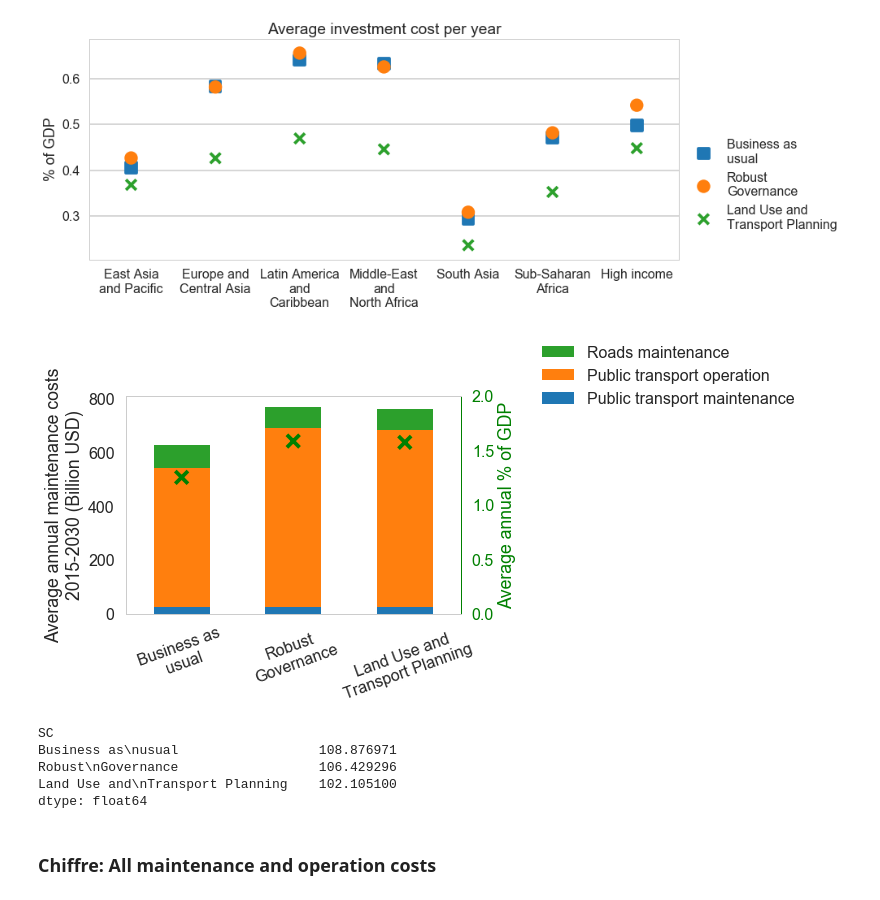
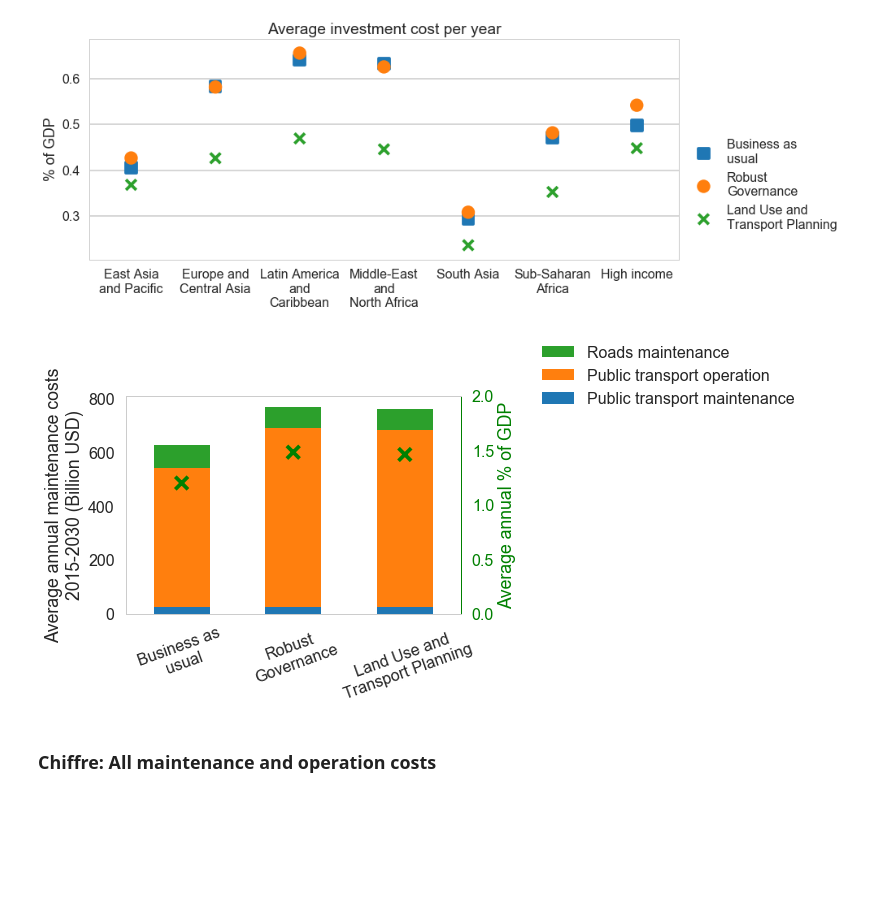
Before and after one commit to julierozenberg/infra_needs_analyses, a Jupyter notebook: ITF data.ipynb, the cells around one changed output. Saved outputs shown, nothing was run; the diff lists cells and outputs as text; code cells hidden in the pictures; blank space fills up the shorter version.

```diff
--- a/ITF data.ipynb
+++ b/ITF data.ipynb
@@ -90,5 +94,3 @@ all_c = scenario_c.merge(pt_infra_c,on=["ISO3","SC","Year","city_ID"]).merge(roa
 all_c["total_inv"] = all_c.infraPt+all_c.localroad_invest_billion+all_c.mainroad_invest_billion
 all_c["GDP"] = all_c.GCAP*all_c.POP*1000
 all_c["total_inv_over_gdp"] = 10**9*all_c.total_inv/all_c.GDP
-# %%
-test = all_c.set_index(["Year","SC","city_ID"])["Density"].reset_index()
@@ -99,5 +96,0 @@ test.loc[test.duplicated,:]
-# %%
-new_index = pd.Index(np.arange(2010,2051))
-new_index.name = "Year_all"
-# %%
-test = country_data.set_index(["ISO3"])
@@ -249,5 +219,7 @@ Name: maintenance_over_gdp_country, dtype: float64
 # %%
 all_v_s_dev = all_v.reset_index().loc[all_v.reset_index().wbregion!='YHI',:].set_index(["ISO3","SC","Year","wbregion"]).sum(level=["SC","Year"])
 all_v_s_dev["total_inv_over_gdp_country"] = 10**9*all_v_s_dev.total_inv/all_v_s_dev.GDP_country_interp
-all_v_s_dev["maintenance_over_gdp_country"] = 10**9*(all_v_s_dev.road_OM_extra+all_v_s_dev.road_OM_2015+all_v_s_dev.OM_infraPt+all_v_s_dev.OM_vehiclePt)/all_v_s_dev.GDP_country_interp
+all_v_s_dev["OandM_over_gdp_country"] = 10**9*(all_v_s_dev.road_OM_extra+all_v_s_dev.road_OM_2015+all_v_s_dev.OM_infraPt+all_v_s_dev.OM_vehiclePt)/all_v_s_dev.GDP_country_interp
 all_v_s_dev["total_total_gdp_country"] = 10**9*all_v_s_dev.total_total/all_v_s_dev.GDP_country_interp
+all_v_s_dev["maintenance_over_gdp_country"] = 10**9*(all_v_s_dev.road_OM_extra+all_v_s_dev.road_OM_2015+all_v_s_dev.OM_infraPt)/all_v_s_dev.GDP_country_interp
+all_v_s_dev["operations_over_gdp_country"] = 10**9*(all_v_s_dev.OM_vehiclePt)/all_v_s_dev.GDP_country_interp
@@ -447,7 +443,7 @@ plt.savefig("ITF_total_inv_per_region_gdp_share.pdf")
 to_plot = all_v_s_dev.reset_index().set_index(["SC","Year"])[["pt_maintenance","pt_operation","roads_maintenance_disc"]].sum(level="SC")
 to_plot = to_plot.reset_index()
 
-to_plot2 = all_v_s.reset_index().set_index(["SC","Year"])[["maintenance_over_gdp_country"]].mean(level="SC")
+to_plot2 = all_v_s_dev.reset_index().set_index(["SC","Year"])[["maintenance_over_gdp_country"]].mean(level="SC")
 to_plot2 = to_plot2.reset_index()
 
 to_plot["SC"] = to_plot.SC.replace({"BAU":"0BAU","LUT":"2LUT","ROG":"1ROG"})
@@ -467,42 +463,34 @@ to_plot["pt_operation"] = 1/15*to_plot.pt_operation
 
 fig, ax1 = plt.subplots()
 #fig.set_size_inches(15, 5)
 
 to_plot.set_index("SC")[["pt_maintenance","pt_operation","roads_maintenance_disc"]].rename(columns={"pt_maintenance":"Public transport maintenance",\
                                                                                                     "roads_maintenance_disc":"Roads maintenance",\
                                                                                                    "pt_operation":"Public transport operation"}).plot(kind="bar",stacked=True,ax=ax1)
 plt.xticks(rotation=20)
 handles, labels = plt.gca().get_legend_handles_labels()
 order = [2,1,0]
 plt.legend([handles[idx] for idx in order],[labels[idx] for idx in order],bbox_to_anchor=(1.2, 1.3))
 plt.xlabel("")
 plt.ylabel("Average annual maintenance costs\n2015-2030 (Billion USD)")
 #ax1.set_ylim([0,3000])
 ax1.grid(b=None)
 
 to_plot2['maintenance_over_gdp_country'] = 100*to_plot2.maintenance_over_gdp_country
 
 ax11 = ax1.twinx()
 sns.pointplot(x="SC",y="maintenance_over_gdp_country",join=False,ax=ax11,data=to_plot2,color="green",markers='x')
 ax11.grid(b=None)
 ax11.set_ylabel("Average annual % of GDP")
 ax11.set_ylim([0,2])
 ax11.spines['right'].set_color('green')
 ax11.tick_params(axis='y', colors='green')
 ax11.yaxis.label.set_color('green')
 
 #plt.savefig("ITF_total_inv_maintenance.png",ddpi=300,bbox_inches="tight")
 #plt.savefig("ITF_total_inv_maintenance.pdf")
 # %% [output]
-[figure, old version]
+[figure, new version]
-# %%
-to_plot.set_index("SC")[["pt_maintenance","roads_maintenance_disc"]].sum(axis=1)
-# %% [output]
-SC
-Business as\nusual                  108.876971
-Robust\nGovernance                  106.429296
-Land Use and\nTransport Planning    102.105100
-dtype: float64
 # %% [markdown]
 ### Chiffre: All maintenance and operation costs
 # %%
```
Also changed, not shown: parts of 22 cells of this notebook.
